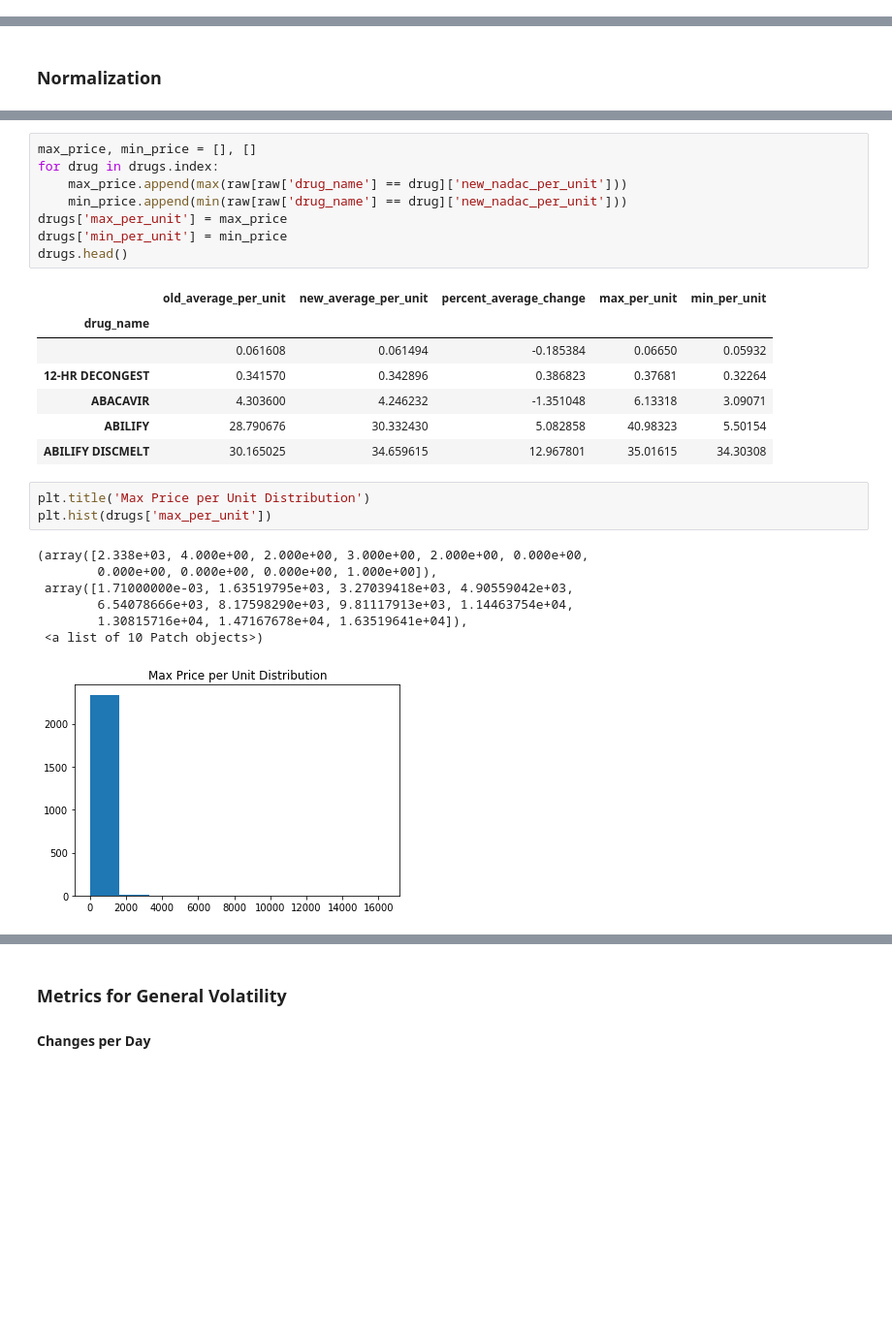
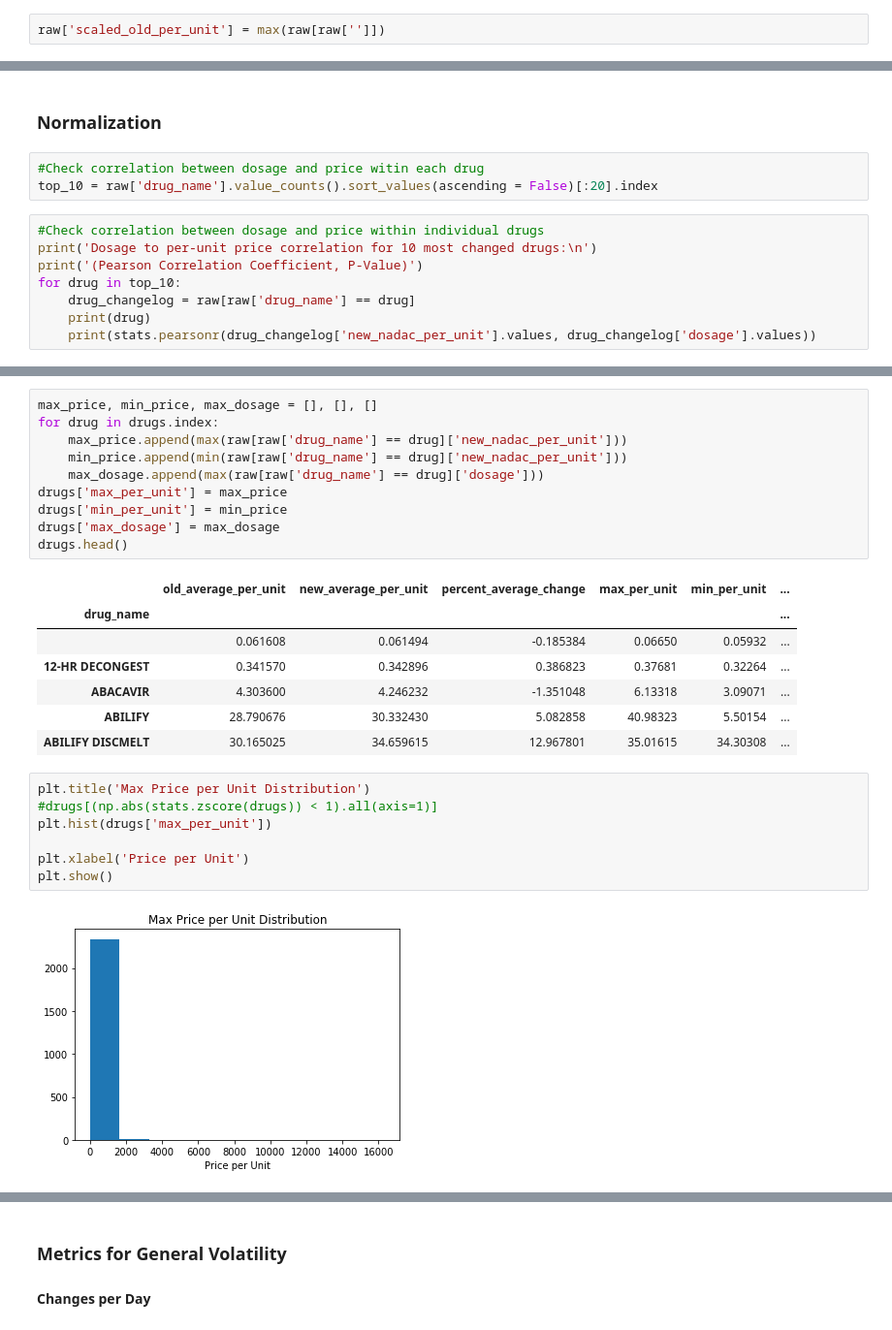
Before and after one commit to Cervantes92/drug-prices, a Jupyter notebook: main.ipynb, the cells around one changed output, grey strips where cells are left out. Shown at 97% size. Cells and saved outputs as stored; diff of their text form; blank space fills up the shorter version.

Commit message:
Scaled prices to dosage

```diff
--- a/main.ipynb
+++ b/main.ipynb
@@ -141,0 +145,2 @@ raw = drop_na_printout(raw)
+# %%
+raw['scaled_old_per_unit'] = max(raw[raw['']])
@@ -190,3 +238,14 @@ AMLODIPINE BESYLATE 5 MG TAB     1551
 Name: ndc_description, dtype: int64
 # %% [markdown]
 ### Normalization
+# %%
+#Check correlation between dosage and price witin each drug
+top_10 = raw['drug_name'].value_counts().sort_values(ascending = False)[:20].index
+# %%
+#Check correlation between dosage and price within individual drugs
+print('Dosage to per-unit price correlation for 10 most changed drugs:\n')
+print('(Pearson Correlation Coefficient, P-Value)')
+for drug in top_10:
+    drug_changelog = raw[raw['drug_name'] == drug]
+    print(drug)
+    print(stats.pearsonr(drug_changelog['new_nadac_per_unit'].values, drug_changelog['dosage'].values))
@@ -207,27 +276,27 @@ drugs['percent_average_change'] = (drugs['new_average_per_unit']
 # %%
-max_price, min_price = [], []
+max_price, min_price, max_dosage = [], [], []
 for drug in drugs.index:
     max_price.append(max(raw[raw['drug_name'] == drug]['new_nadac_per_unit']))
     min_price.append(min(raw[raw['drug_name'] == drug]['new_nadac_per_unit']))
+    max_dosage.append(max(raw[raw['drug_name'] == drug]['dosage']))
 drugs['max_per_unit'] = max_price
 drugs['min_per_unit'] = min_price
+drugs['max_dosage'] = max_dosage
 drugs.head()
 # %% [output]
-|  | old_average_per_unit | new_average_per_unit | percent_average_change | max_per_unit | min_per_unit |
-| drug_name |  |  |  |  |  |
-|  | 0.061608 | 0.061494 | -0.185384 | 0.06650 | 0.05932 |
-| 12-HR DECONGEST | 0.341570 | 0.342896 | 0.386823 | 0.37681 | 0.32264 |
-| ABACAVIR | 4.303600 | 4.246232 | -1.351048 | 6.13318 | 3.09071 |
-| ABILIFY | 28.790676 | 30.332430 | 5.082858 | 40.98323 | 5.50154 |
-| ABILIFY DISCMELT | 30.165025 | 34.659615 | 12.967801 | 35.01615 | 34.30308 |
+|  | old_average_per_unit | new_average_per_unit | percent_average_change | max_per_unit | min_per_unit | ... |
+| drug_name |  |  |  |  |  | ... |
+|  | 0.061608 | 0.061494 | -0.185384 | 0.06650 | 0.05932 | ... |
+| 12-HR DECONGEST | 0.341570 | 0.342896 | 0.386823 | 0.37681 | 0.32264 | ... |
+| ABACAVIR | 4.303600 | 4.246232 | -1.351048 | 6.13318 | 3.09071 | ... |
+| ABILIFY | 28.790676 | 30.332430 | 5.082858 | 40.98323 | 5.50154 | ... |
+| ABILIFY DISCMELT | 30.165025 | 34.659615 | 12.967801 | 35.01615 | 34.30308 | ... |
 # %%
 plt.title('Max Price per Unit Distribution')
+#drugs[(np.abs(stats.zscore(drugs)) < 1).all(axis=1)]
 plt.hist(drugs['max_per_unit'])
+
+plt.xlabel('Price per Unit')
+plt.show()
 # %% [output]
-(array([2.338e+03, 4.000e+00, 2.000e+00, 3.000e+00, 2.000e+00, 0.000e+00,
-        0.000e+00, 0.000e+00, 0.000e+00, 1.000e+00]),
- array([1.71000000e-03, 1.63519795e+03, 3.27039418e+03, 4.90559042e+03,
-        6.54078666e+03, 8.17598290e+03, 9.81117913e+03, 1.14463754e+04,
-        1.30815716e+04, 1.47167678e+04, 1.63519641e+04]),
- <a list of 10 Patch objects>)
-[figure, old version]
+[figure, new version]
```
Also changed, not shown: parts of 21 cells of this notebook.
